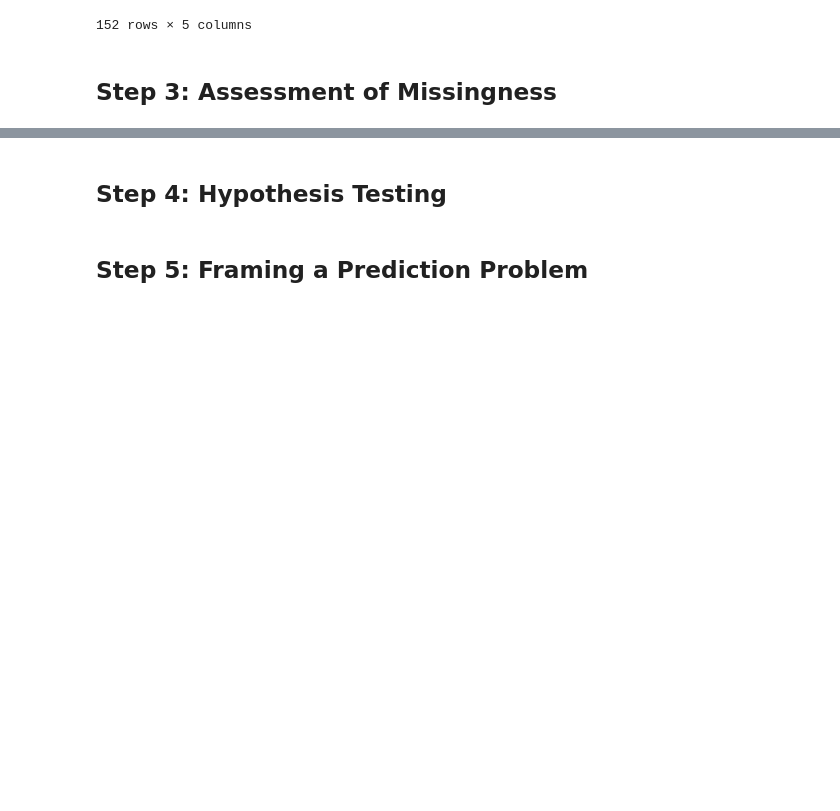
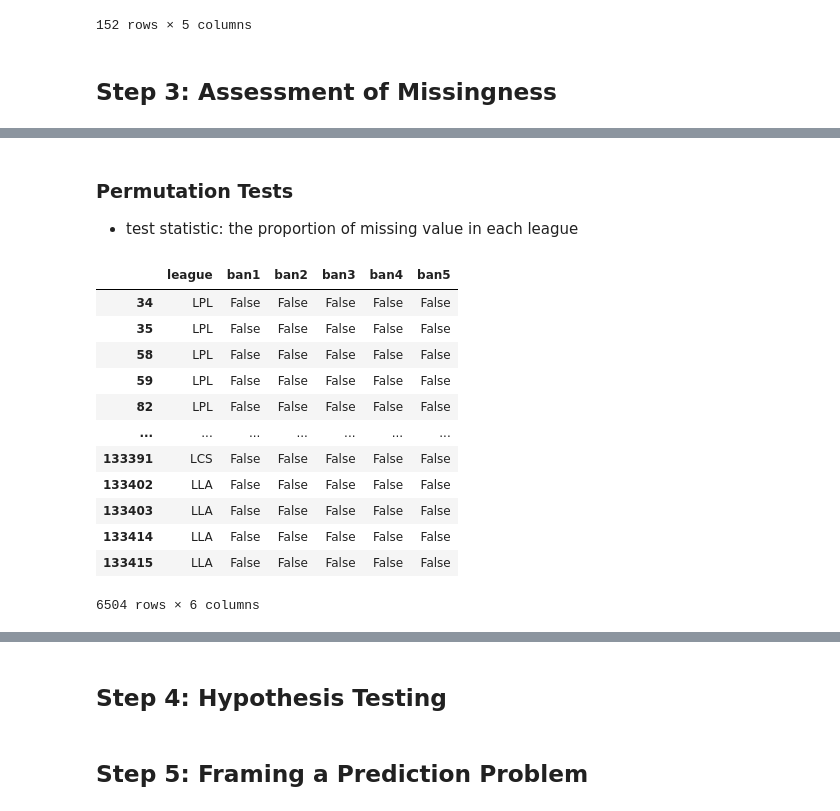
Before and after one commit to samuellee77/dsc80-project4, a Jupyter notebook: template.ipynb, the cells around one changed output, grey strips where cells are left out. Drawn from its saved outputs; the diff is of its cells as text; code cells hidden in the pictures; blank space fills up the shorter version.

Commit message:
missingness partial done

```diff
--- a/template.ipynb
+++ b/template.ipynb
@@ -284,0 +345,22 @@ for col in champ_picked.columns:
+# %% [markdown]
+### Permutation Tests
+- test statistic: the proportion of missing value in each league
+# %%
+ban_data = data.loc[:, ['league','ban1', 'ban2', 'ban3', 'ban4', 'ban5']]
+for col in ban_data.columns[1:]:
+    ban_data[col] = ban_data[col].isna()
+ban_data
+# %% [output]
+|  | league | ban1 | ban2 | ban3 | ban4 | ban5 |
+| 34 | LPL | False | False | False | False | False |
+| 35 | LPL | False | False | False | False | False |
+| 58 | LPL | False | False | False | False | False |
+| 59 | LPL | False | False | False | False | False |
+| 82 | LPL | False | False | False | False | False |
+| ... | ... | ... | ... | ... | ... | ... |
+| 133391 | LCS | False | False | False | False | False |
+| 133402 | LLA | False | False | False | False | False |
+| 133403 | LLA | False | False | False | False | False |
+| 133414 | LLA | False | False | False | False | False |
+| 133415 | LLA | False | False | False | False | False |
+6504 rows × 6 columns
```
Also changed, not shown: parts of 17 cells of this notebook.
